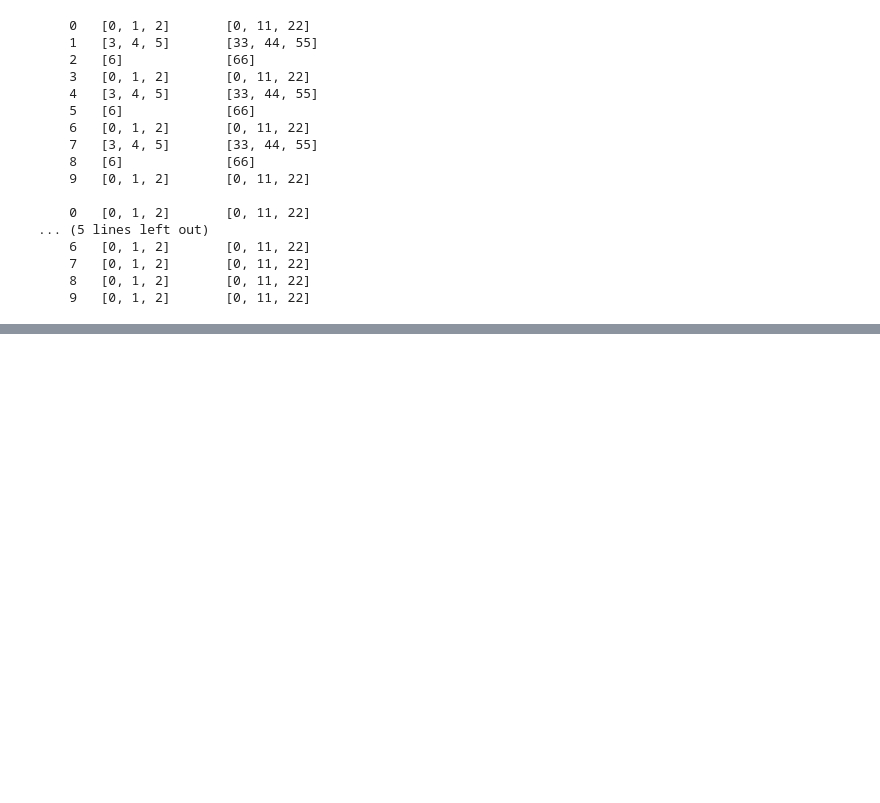
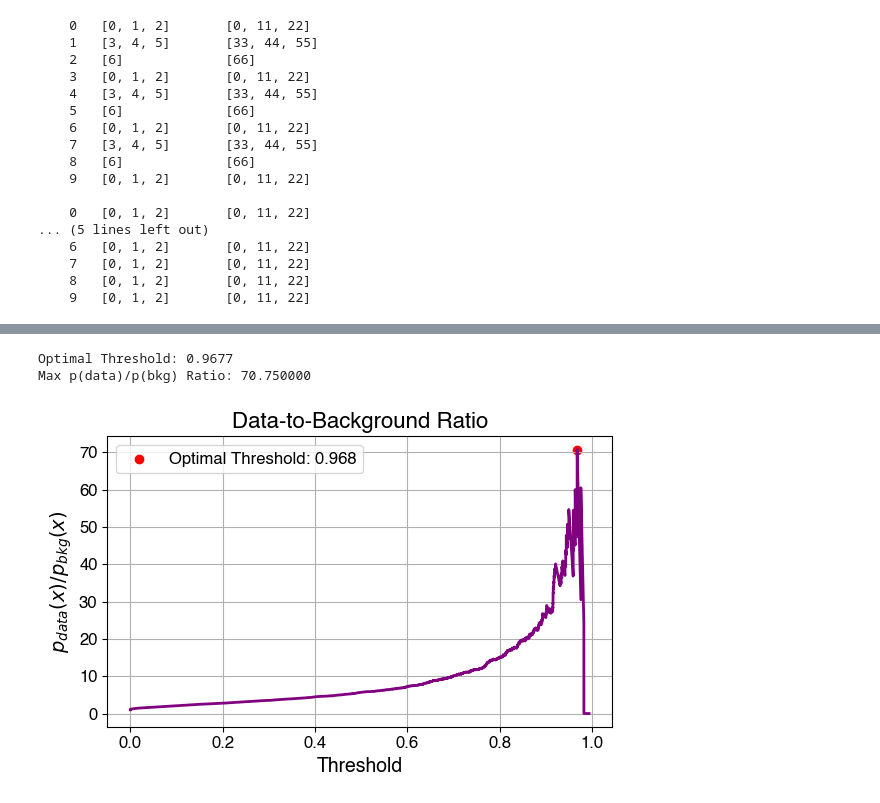
Before and after one commit to dhavvval/MLProject, a Jupyter notebook: CNNProject.ipynb, the cells around one changed output, grey strips where cells are left out. Drawn from its saved outputs; the diff is of its cells as text; code cells hidden in the pictures; blank space fills up the shorter version.

Commit message:
added threshold calculation

```diff
--- a/CNNProject.ipynb
+++ b/CNNProject.ipynb
@@ -749,0 +590,41 @@ RuntimeError: view size is not compatible with input tensor's size and stride (a
+# %%
+def plot_data_to_bkg_ratio(y, yhat, epsilon):
+    from sklearn.metrics import roc_curve
+    import matplotlib.pyplot as plt
+    import numpy as np
+
+    # Calculate ROC components
+    bkg, sig, thresholds = roc_curve(y, yhat)
+
+    # Calculate p(data)
+    p_data = epsilon * sig + (1 - epsilon) * bkg
+
+    # Calculate the ratio p(data)/p(bkg)
+    ratio = np.divide(p_data, bkg, out=np.zeros_like(p_data), where=bkg != 0)
+
+    # Find the optimal threshold
+    max_ratio_index = np.argmax(ratio)
+    optimal_threshold = thresholds[max_ratio_index]
+    max_ratio = ratio[max_ratio_index]
+
+    print(f"Optimal Threshold: {optimal_threshold:.4f}")
+    print(f"Max p(data)/p(bkg) Ratio: {max_ratio:2f}")
+
+    # Plot the ratio
+    plt.figure(figsize=(6, 4))
+    plt.plot(thresholds, ratio, color='purple', lw=2)
+    plt.scatter(thresholds[max_ratio_index], max_ratio, color='red', label=f'Optimal Threshold: {optimal_threshold:.3f}')
+    plt.xlabel('Threshold', fontsize=14)
+    plt.ylabel('$ p_{data}(x)/ p_{bkg}(x)$', fontsize=14)
+    plt.title('Data-to-Background Ratio', fontsize=16)
+    plt.legend(fontsize=12)
+    plt.grid(True)
+    plt.tight_layout()
+    plt.savefig("Data_to_Bkg_Ratio.png")
+    plt.show()
+# %%
+plot_data_to_bkg_ratio(y_true, y_hat, 0.5)
+# %% [output]
+Optimal Threshold: 0.9677
+Max p(data)/p(bkg) Ratio: 70.750000
+[figure, added]
```
Also changed, not shown: parts of 8 cells of this notebook, 6 other files.
